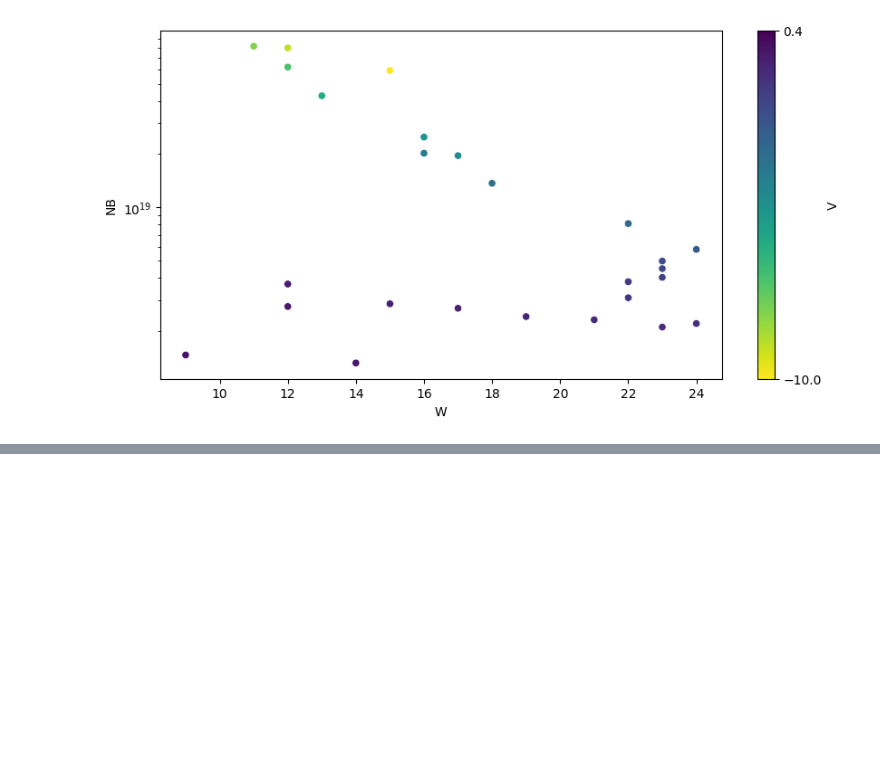
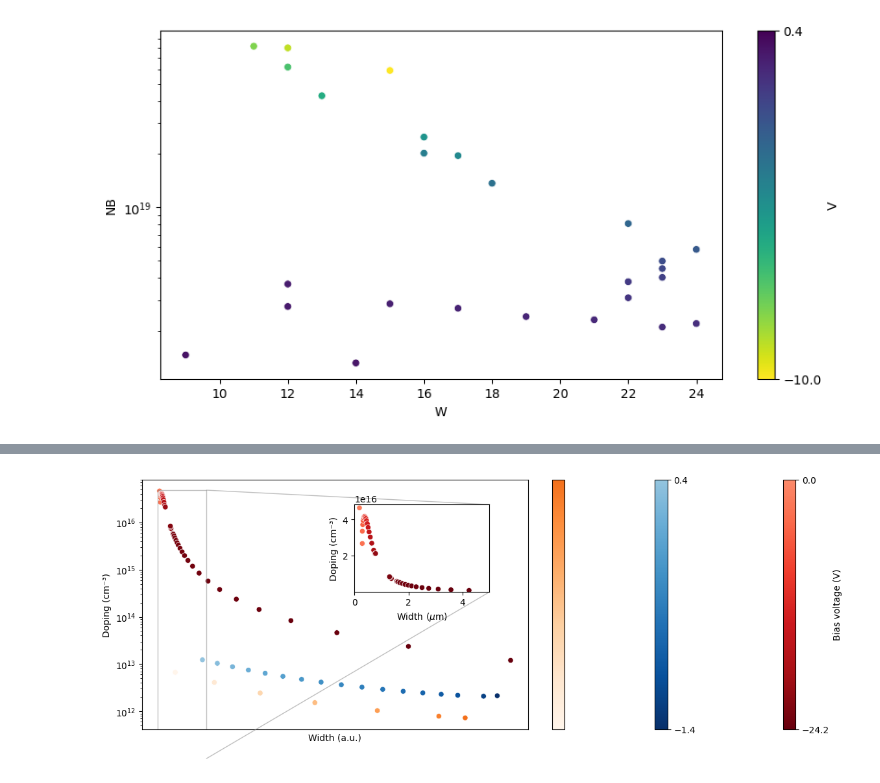
Before and after one commit to GiorgioAlbertoLucia/LabFNS2, a Jupyter notebook: Probe-station/src/test_depletion.ipynb, the cells around one changed output, grey strips where cells are left out. Drawn from its saved outputs; the diff is of its cells as text; code cells hidden in the pictures; blank space fills up the shorter version.

```diff
--- a/Probe-station/src/test_depletion.ipynb
+++ b/Probe-station/src/test_depletion.ipynb
@@ -155,0 +206,74 @@ plt.show()
+# %%
+LGADDF = pd.read_csv("../data/output/depletion_voltage_LGAD_verbose.txt", delim_whitespace=True, index_col=0)
+StripDF = pd.read_csv("../data/output/depletion_voltage_Strip_verbose.txt", delim_whitespace=True, index_col=0)
+
+LGADDF["W"]=LGADDF["W"]*1e6
+StripDF["W"]=StripDF["W"]*1e6
+
+LGADDF["NB"]=LGADDF["NB"]*1e-6
+StripDF["NB"]=StripDF["NB"]*1e-6
+
+StripDF.query('V < 60', inplace=True)
+LGADDF.query('V >= -24.2', inplace=True)
+LGADDF["W"]=LGADDF["W"]*0.7   # put this in a.u. -> better comparison
+StripDF["W"]=StripDF["W"]/10
+# %%
+# Create a scatterplot
+f, ax = plt.subplots(figsize=(13, 5))
+
+cmap1 = cmr.get_sub_cmap('Reds_r', 0.0, .6)
+cmap3 = cmr.get_sub_cmap('Oranges', 0.0, .6)
+cmap2 = cmr.get_sub_cmap('Blues_r', 0.0, .6)
+
+scatter1 = sns.scatterplot(data=LGADDF, x="W", y="NB", hue="V", palette=cmap1, ax=ax, label="LGAD", color="red", legend=None)
+scatter2 = sns.scatterplot(data=PinDF, x="W", y="NB", hue="V", palette=cmap2, ax=ax, label="PIN", color="blue", legend=None)
+scatter3 = sns.scatterplot(data=StripDF, x="W", y="NB", hue="V", palette=cmap3, ax=ax, label="Strip", color="orange", legend=None)
+
+# Set the y-axis to use a log scale
+ax.set_yscale('log')
+ax.set_xlabel("Width (a.u.)")
+ax.set_xticks([])
+ax.set_ylabel("Doping (cm⁻³)")
+
+# Add text on the plot
+ax.text(0.55, 0.8, "Doping profile", transform=ax.transAxes, fontsize=14, fontweight='bold', va='top')
+ax.text(0.55, 0.75, "FBK-UFSD2 sensors", transform=ax.transAxes, fontsize=12, va='top')
+
+# Create a ScalarMappable to map your values to colors
+norm1 = plt.Normalize(LGADDF['V'].min(), LGADDF['V'].max())
+sm1 = cm.ScalarMappable(cmap=cmap1, norm=norm1)
+sm1.set_array([])
+
+norm2 = plt.Normalize(PinDF['V'].min(), PinDF['V'].max())
+sm2 = cm.ScalarMappable(cmap=cmap2, norm=norm2)
+sm2.set_array([])
+
+norm3 = plt.Normalize(StripDF['V'].min(), StripDF['V'].max())
+sm3 = cm.ScalarMappable(cmap=cmap3, norm=norm3)
+sm3.set_array([])
+
+# Add a zoomed-in panel to the top right part of the plot
+axins = ax.inset_axes([0.55, 0.55, 0.35, 0.35])
+sns.scatterplot(data=LGADDF[LGADDF['W'] < 5], x="W", y="NB", hue="V", palette=cmap, ax=axins, label="LGAD", color="red", alpha=1, legend=None)
+axins.set_xlim(0, 5)
+axins.set_ylim(1e11, 4.83e16)
+axins.set_xlabel("Width ($\mu$m)")
+axins.set_ylabel("Doping (cm⁻³)")
+ax.indicate_inset_zoom(axins)
+
+# Add colorbars
+cbar1 = plt.colorbar(sm1, ax=ax, orientation="vertical", ticks=[LGADDF['V'].min(), LGADDF['V'].max()])
+cbar1.set_label("Reverse bias LGAD (V)")
+
+cbar2 = plt.colorbar(sm2, ax=ax, orientation="vertical", ticks=[PinDF['V'].min(), PinDF['V'].max()])
+cbar2.set_label("Reverse bias PIN (V)")
+
+cbar3 = plt.colorbar(sm3, ax=ax, orientation="vertical", ticks=[PinDF['V'].min(), PinDF['V'].max()])
+cbar3.set_label("Reverse bias PIN (V)")
+
+# Create the legend with the separate handles and labels
+#ax.legend(loc='upper right', bbox_to_anchor=(1.2, 1.0), ncol=3, fancybox=True, shadow=True, title="Bias voltage (V)", labelspacing=1.2, handlelength=1.5, handletextpad=0.5, borderpad=1.2)
+
+plt.savefig("../data/output/doping_prof_comp.pdf", bbox_inches='tight')
+# %% [output]
+[figure, added]
```
Also changed, not shown: parts of 5 cells of this notebook, 17 other files.
